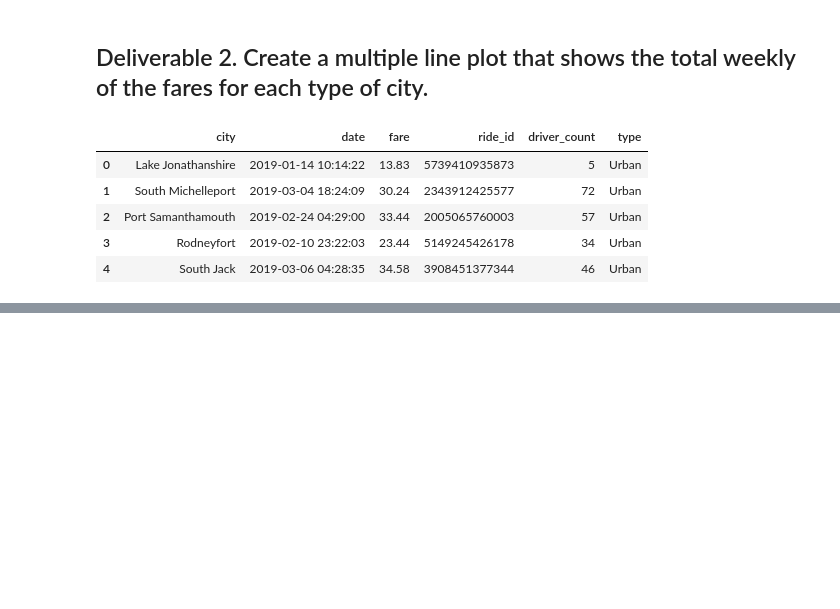
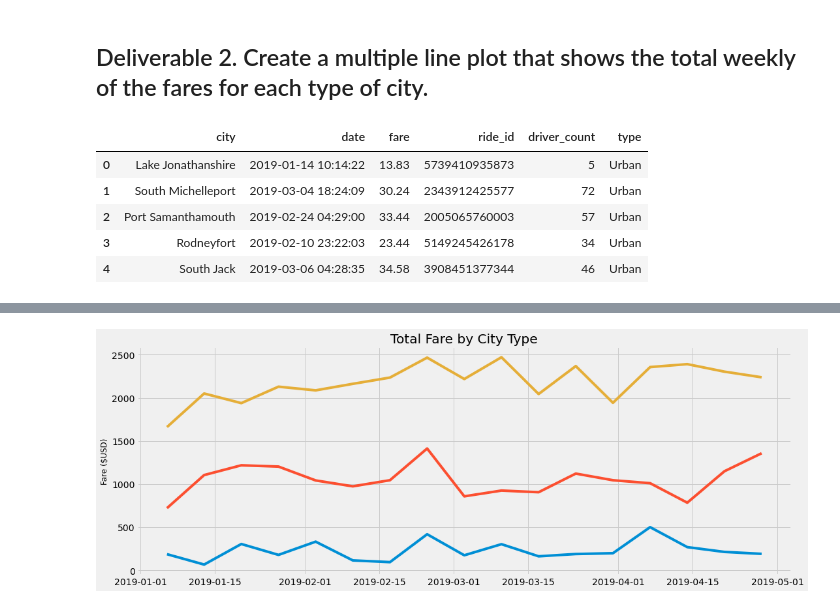
Before and after one commit to pcar22/PyBer_Analysis, a Jupyter notebook: PyBer_Challenge.ipynb, the cells around one changed output, grey strips where cells are left out. Drawn from its saved outputs; the diff is of its cells as text; code cells hidden in the pictures; blank space fills up the shorter version.

```diff
--- a/PyBer_Challenge.ipynb
+++ b/PyBer_Challenge.ipynb
@@ -129,3 +153,5 @@ pyber_data_df.head()
 # %%
 # 4. Create a pivot table with the 'date' as the index, the columns ='type', and values='fare'
 # to get the total fares for each type of city by the date.
+total_fare_day_pivot = total_fare_day.pivot(index='date', columns='type', values='fare')
+total_fare_day_pivot.head()
@@ -132,2 +166,4 @@ pyber_data_df.head()
 # %%
 # 5. Create a new DataFrame from the pivot table DataFrame using loc on the given dates, '2019-01-01':'2019-04-29'.
+fares_per_day_jan_apr = total_fare_day_pivot.loc['2019-01-01':'2019-04-29']
+fares_per_day_jan_apr.tail()
@@ -134,5 +178,6 @@ pyber_data_df.head()
 # %%
 # 6. Set the "date" index to datetime datatype. This is necessary to use the resample() method in Step 8.
 # df.index = pd.to_datetime(df.index)
+fares_per_day_jan_apr.index = pd.to_datetime(fares_per_day_jan_apr.index)
 # %%
 # 7. Check that the datatype for the index is datetime using df.info()
@@ -139,9 +196,17 @@ pyber_data_df.head()
 # %%
 # 8. Create a new DataFrame using the "resample()" function by week 'W' and get the sum of the fares for each week.
+fares_per_week_jan_apr = fares_per_day_jan_apr.resample('W').sum()
 # %%
 # 8. Using the object-oriented interface method, plot the resample DataFrame using the df.plot() function.
 
 # Import the style from Matplotlib.
 from matplotlib import style
+fig, ax = plt.subplots(figsize=(16, 6))
+ax.plot(fares_per_week_jan_apr)
+ax.set_ylabel('Fare ($USD)', fontsize=12)
+ax.set_title('Total Fare by City Type')
+
 # Use the graph style fivethirtyeight.
 style.use('fivethirtyeight')
+# %% [output]
+[figure, added]
```
Also changed, not shown: parts of 7 cells of this notebook.
